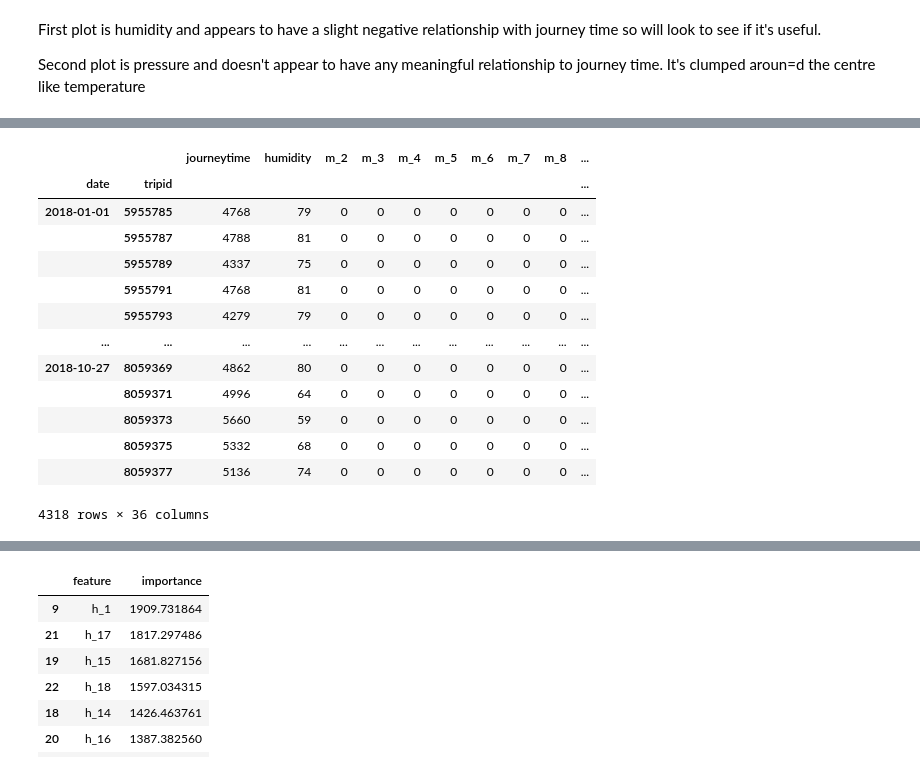
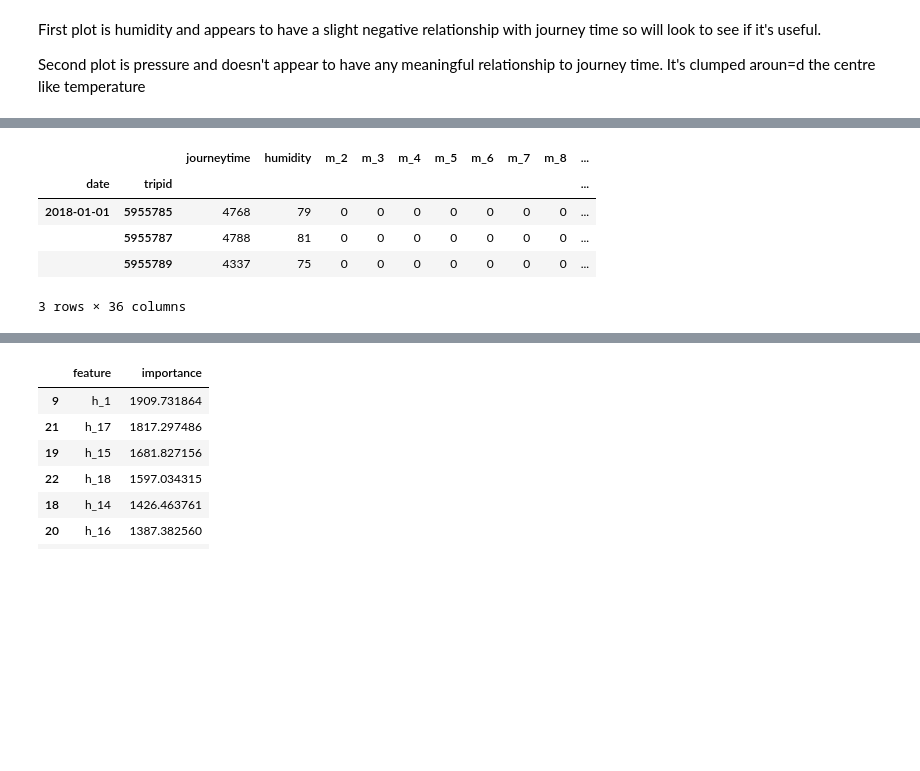
Before and after one commit to gouliev/dublinbusapp, a Jupyter notebook: data/dataAnalysis-Oscar.ipynb, the cells around one changed output, grey strips where cells are left out. Saved outputs shown, nothing was run; the diff lists cells and outputs as text; code cells hidden in the pictures; blank space fills up the shorter version.

```diff
--- a/data/dataAnalysis-Oscar.ipynb
+++ b/data/dataAnalysis-Oscar.ipynb
@@ -294,22 +184,14 @@ dfLinear = pd.concat([dfLinear,monthlyDummies,hourlyDummies,dailyDummies], axis
 # %%
 dfLinear.drop(columns=['month','hour','weekday'], inplace=True)
 # %%
-dfLinear
+dfLinear.head(3)
 # %% [output]
 |  |  | journeytime | humidity | m_2 | m_3 | m_4 | m_5 | m_6 | m_7 | m_8 | ... |
 | date | tripid |  |  |  |  |  |  |  |  |  | ... |
 | 2018-01-01 | 5955785 | 4768 | 79 | 0 | 0 | 0 | 0 | 0 | 0 | 0 | ... |
 |  | 5955787 | 4788 | 81 | 0 | 0 | 0 | 0 | 0 | 0 | 0 | ... |
 |  | 5955789 | 4337 | 75 | 0 | 0 | 0 | 0 | 0 | 0 | 0 | ... |
-|  | 5955791 | 4768 | 81 | 0 | 0 | 0 | 0 | 0 | 0 | 0 | ... |
-|  | 5955793 | 4279 | 79 | 0 | 0 | 0 | 0 | 0 | 0 | 0 | ... |
-| ... | ... | ... | ... | ... | ... | ... | ... | ... | ... | ... | ... |
-| 2018-10-27 | 8059369 | 4862 | 80 | 0 | 0 | 0 | 0 | 0 | 0 | 0 | ... |
-|  | 8059371 | 4996 | 64 | 0 | 0 | 0 | 0 | 0 | 0 | 0 | ... |
-|  | 8059373 | 5660 | 59 | 0 | 0 | 0 | 0 | 0 | 0 | 0 | ... |
-|  | 8059375 | 5332 | 68 | 0 | 0 | 0 | 0 | 0 | 0 | 0 | ... |
-|  | 8059377 | 5136 | 74 | 0 | 0 | 0 | 0 | 0 | 0 | 0 | ... |
-4318 rows × 36 columns
+3 rows × 36 columns
 # %%
 for i in dfLinear:
     dfLinear[i] = dfLinear[i].astype('int')
```
Also changed, not shown: parts of 31 cells of this notebook.
